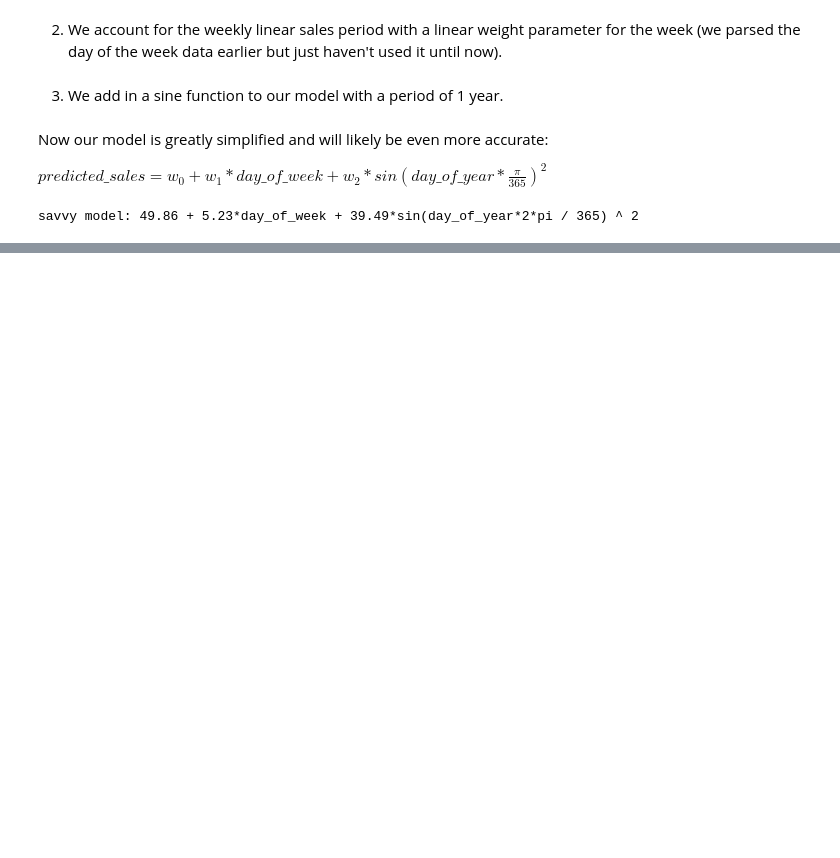
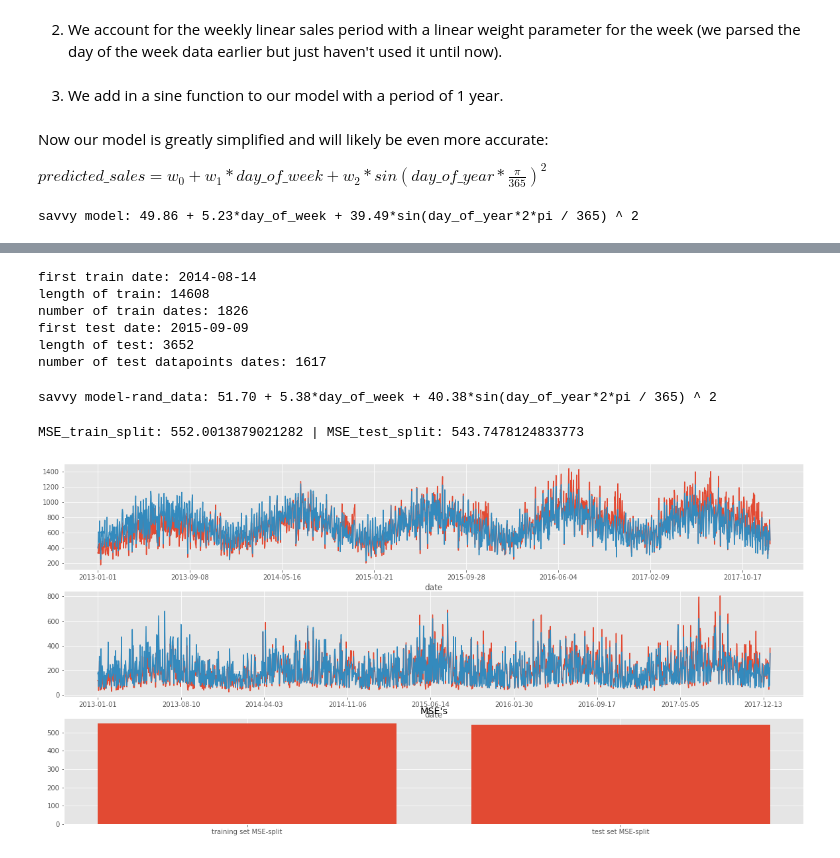
Before and after one commit to sh-biswas/demand-forecasting_Cogs109Final, a Jupyter notebook: Report.ipynb, the cells around one changed output, grey strips where cells are left out. Cells and saved outputs as stored; diff of their text form; code cells hidden in the pictures; blank space fills up the shorter version.

Commit message:
Randomize data, train/test split, clean comments

```diff
--- a/Report.ipynb
+++ b/Report.ipynb
@@ -377,0 +339,2 @@ MSE_train: 505.37257973988847 | MSE_test: 769.2404264098831
+# %%
+train_split, test_split = train_test_split(data, test_size = 0.2, random_state=80)
@@ -377,0 +357,43 @@ MSE_train: 505.37257973988847 | MSE_test: 769.2404264098831
+# %%
+print(f"first train date: {train_split.iloc[0].date}")
+print(f"length of train: {len(train_split)}")
+print(f"number of train dates: {len(train_split['date'].unique())}")
+print(f"first test date: {test_split.iloc[0].date}")
+print(f"length of test: {len(test_split)}")
+print(f"number of test datapoints dates: {len(test_split['date'].unique())}")
+# %% [output]
+first train date: 2014-08-14
+length of train: 14608
+number of train dates: 1826
+first test date: 2015-09-09
+length of test: 3652
+number of test datapoints dates: 1617
+# %%
+A = np.vstack((np.ones(len(train_split)), train_split['day_of_week'], (np.sin(train_split['day_of_year'] * np.pi / 365) ** 2))).T
+w = np.linalg.lstsq(A, train_split['sales'], rcond=None)[0]
+print(f"savvy model-rand_data: {w[0]:0.2f} + {w[1]:0.2f}*day_of_week + {w[2]:0.2f}*sin(day_of_year*2*pi / 365) ^ 2")
+# %% [output]
+savvy model-rand_data: 51.70 + 5.38*day_of_week + 40.38*sin(day_of_year*2*pi / 365) ^ 2
+# %%
+# plot the data
+fig, axs = plt.subplots(3,1, figsize=(20,10))
+train_split.groupby('date').sum()['sales'].plot(x='date', y='sales', ax=axs[0])
+test_split.groupby('date').sum()['sales'].plot(x='date', y='sales', ax=axs[1])
+
+## plot the model over data
+modelYtrain_split = w[0] + w[1]*train_split['day_of_week'].values + w[2]*(np.sin(train_split['day_of_year'] * np.pi / 365) ** 2)
+modelYtest_split = w[0] + w[1]*test_split['day_of_week'].values + w[2]*(np.sin(test_split['day_of_year'] * np.pi / 365) ** 2)
+train_split['savvy model'] = modelYtrain_split; test_split['savvy model'] = modelYtest_split;
+train_split.groupby('date').sum()['savvy model'].plot(x='date', y='savvy model', ax=axs[0])
+test_split.groupby('date').sum()['savvy model'].plot(x='date', y='savvy model', ax=axs[1])
+
+# plot MSE on train and test for model
+MSE_train_split = np.mean((train_split['sales'].values - modelYtrain_split)**2)
+MSE_test_split = np.mean((test_split['sales'].values - modelYtest_split)**2)
+axs[2].bar(['training set MSE-split', 'test set MSE-split'], [MSE_train_split, MSE_test_split])
+axs[2].set_title("MSE's")
+fig.show()
+print(f"MSE_train_split: {MSE_train_split} | MSE_test_split: {MSE_test_split}")
+# %% [output]
+MSE_train_split: 552.0013879021282 | MSE_test_split: 543.7478124833773
+[figure, added]
```
Also changed, not shown: parts of 13 cells of this notebook.
